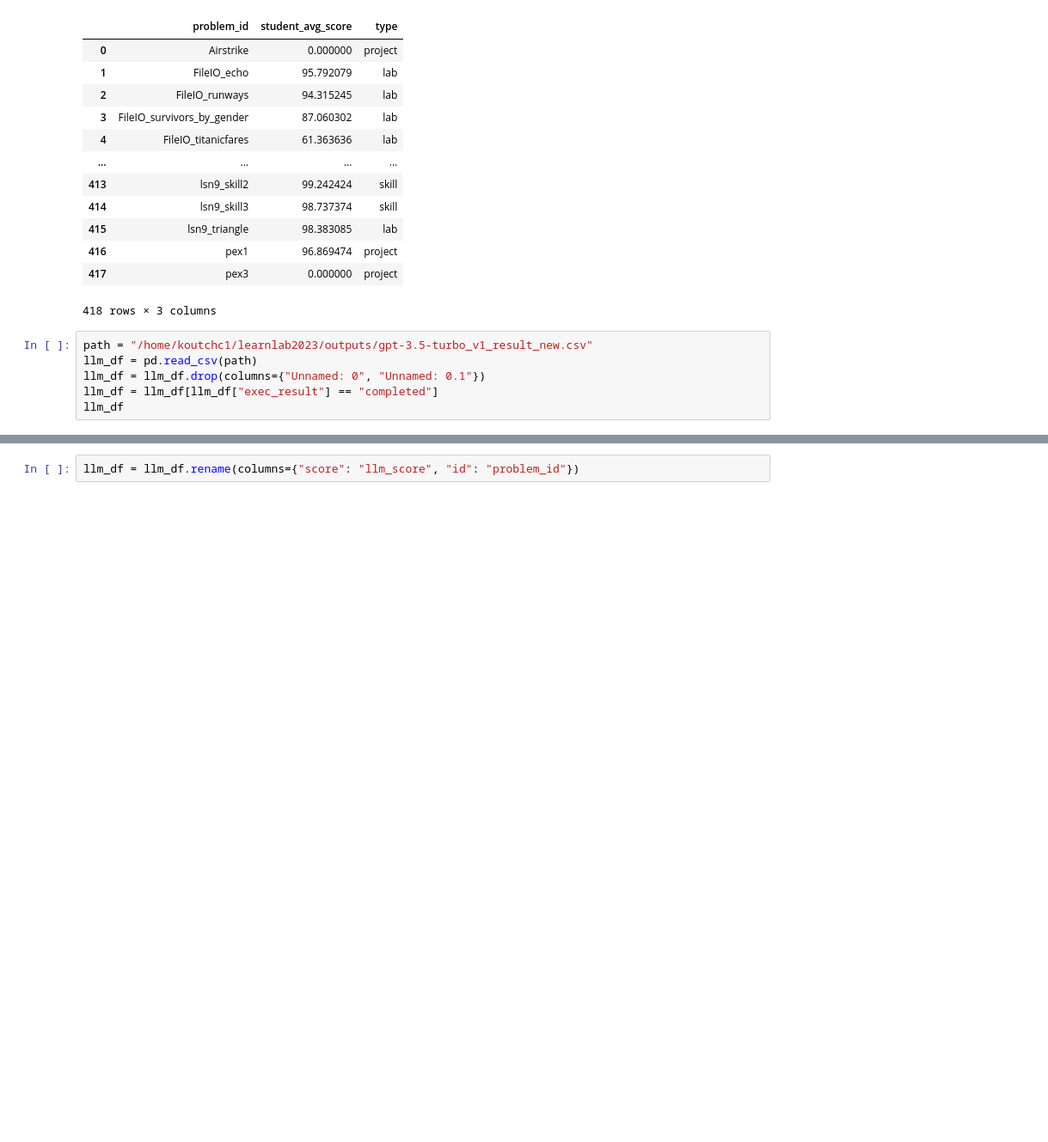
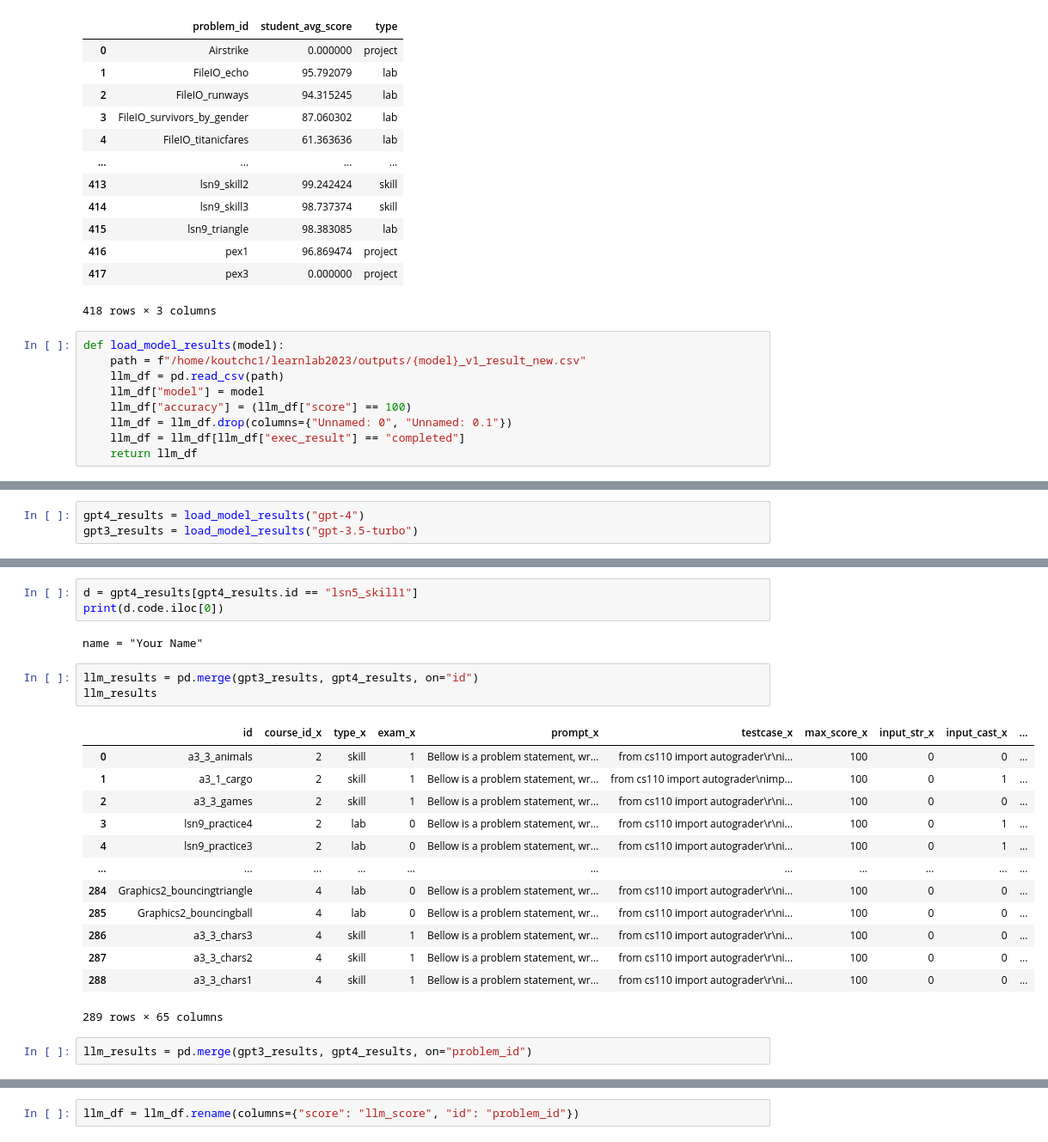
Before and after one commit to KoutchemeCharles/learnlab2023, a Jupyter notebook: notebooks/results.ipynb, the cells around one changed output, grey strips where cells are left out. Shown: that part at 86% size. Cells and saved outputs as stored; diff of their text form; blank space fills up the shorter version.

Commit message:
local saves before merge

```diff
--- a/notebooks/results.ipynb
+++ b/notebooks/results.ipynb
@@ -61,8 +61,11 @@ student_dataframe
 | 417 | pex3 | 0.000000 | project |
 418 rows × 3 columns
 # %%
-path = "/home/koutchc1/learnlab2023/outputs/gpt-3.5-turbo_v1_result_new.csv"
-llm_df = pd.read_csv(path)
-llm_df = llm_df.drop(columns={"Unnamed: 0", "Unnamed: 0.1"})
-llm_df = llm_df[llm_df["exec_result"] == "completed"]
-llm_df
+def load_model_results(model):
+    path = f"/home/koutchc1/learnlab2023/outputs/{model}_v1_result_new.csv"
+    llm_df = pd.read_csv(path)
+    llm_df["model"] = model
+    llm_df["accuracy"] = (llm_df["score"] == 100)
+    llm_df = llm_df.drop(columns={"Unnamed: 0", "Unnamed: 0.1"})
+    llm_df = llm_df[llm_df["exec_result"] == "completed"]
+    return llm_df
@@ -82,0 +72,3 @@ llm_df
+# %%
+gpt4_results = load_model_results("gpt-4")
+gpt3_results = load_model_results("gpt-3.5-turbo")
@@ -83,3 +124,27 @@ llm_df
+# %%
+d = gpt4_results[gpt4_results.id == "lsn5_skill1"]
+print(d.code.iloc[0])
+# %% [output]
+name = "Your Name"
+# %%
+llm_results = pd.merge(gpt3_results, gpt4_results, on="id")
+llm_results
+# %% [output]
+|  | id | course_id_x | type_x | exam_x | prompt_x | testcase_x | max_score_x | input_str_x | input_cast_x | ... |
+| 0 | a3_3_animals | 2 | skill | 1 | Bellow is a problem statement, wr... | from cs110 import autograder\r\ni... | 100 | 0 | 0 | ... |
+| 1 | a3_1_cargo | 2 | skill | 1 | Bellow is a problem statement, wr... | from cs110 import autograder\nimp... | 100 | 0 | 1 | ... |
+| 2 | a3_3_games | 2 | skill | 1 | Bellow is a problem statement, wr... | from cs110 import autograder\r\ni... | 100 | 0 | 0 | ... |
+| 3 | lsn9_practice4 | 2 | lab | 0 | Bellow is a problem statement, wr... | from cs110 import autograder\r\ni... | 100 | 0 | 1 | ... |
+| 4 | lsn9_practice3 | 2 | lab | 0 | Bellow is a problem statement, wr... | from cs110 import autograder\r\ni... | 100 | 0 | 1 | ... |
+| ... | ... | ... | ... | ... | ... | ... | ... | ... | ... | ... |
+| 284 | Graphics2_bouncingtriangle | 4 | lab | 0 | Bellow is a problem statement, wr... | from cs110 import autograder\r\ni... | 100 | 0 | 0 | ... |
+| 285 | Graphics2_bouncingball | 4 | lab | 0 | Bellow is a problem statement, wr... | from cs110 import autograder\r\ni... | 100 | 0 | 0 | ... |
+| 286 | a3_3_chars3 | 4 | skill | 1 | Bellow is a problem statement, wr... | from cs110 import autograder\r\ni... | 100 | 0 | 0 | ... |
+| 287 | a3_3_chars2 | 4 | skill | 1 | Bellow is a problem statement, wr... | from cs110 import autograder\r\ni... | 100 | 0 | 0 | ... |
+| 288 | a3_3_chars1 | 4 | skill | 1 | Bellow is a problem statement, wr... | from cs110 import autograder\r\ni... | 100 | 0 | 0 | ... |
+289 rows × 65 columns
+# %%
+llm_results = pd.merge(gpt3_results, gpt4_results, on="problem_id")
 # %%
 llm_df = llm_df[llm_df.id.isin(student_dataframe.problem_id)]
 student_dataframe = student_dataframe[student_dataframe.problem_id.isin(llm_df.id)]
```
Also changed, not shown: parts of 16 cells of this notebook, 1 other file.
